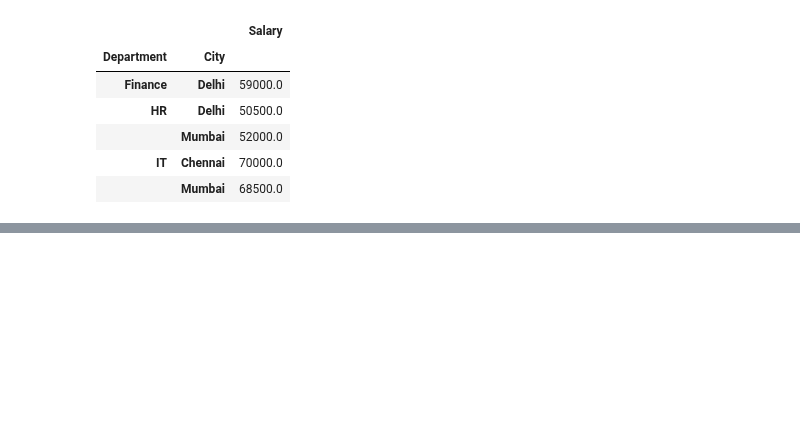
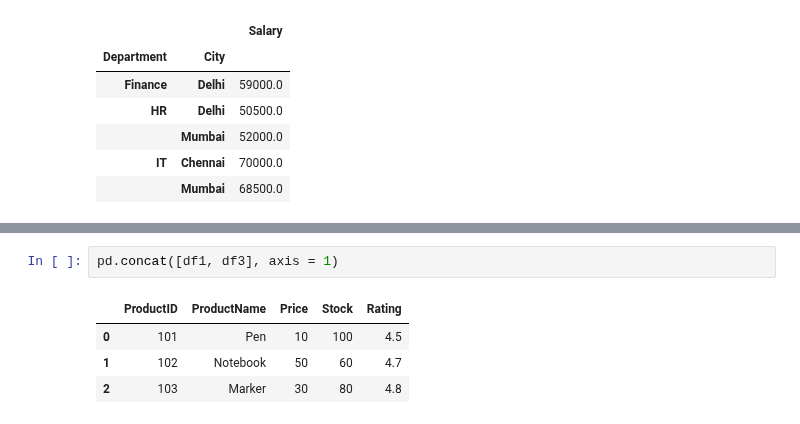
Before and after one commit to sh1vam31/Complete_DataScience, a Jupyter notebook: Pandas.ipynb, the cells around one changed output, grey strips where cells are left out. Drawn from its saved outputs; the diff is of its cells as text; blank space fills up the shorter version.

```diff
--- a/Pandas.ipynb
+++ b/Pandas.ipynb
@@ -1090,0 +1149,7 @@ df.pivot_table(values = "Salary", index =["Department", "City"], aggfunc= "mean"
+# %%
+pd.concat([df1, df3], axis = 1)
+# %% [output]
+|  | ProductID | ProductName | Price | Stock | Rating |
+| 0 | 101 | Pen | 10 | 100 | 4.5 |
+| 1 | 102 | Notebook | 50 | 60 | 4.7 |
+| 2 | 103 | Marker | 30 | 80 | 4.8 |
```
Also changed, not shown: parts of 9 cells of this notebook.
